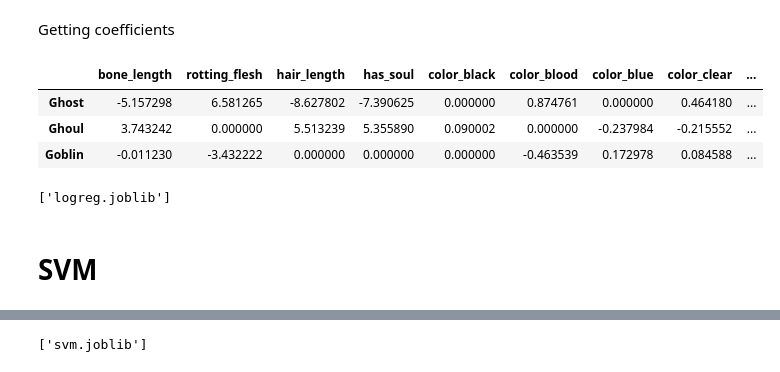
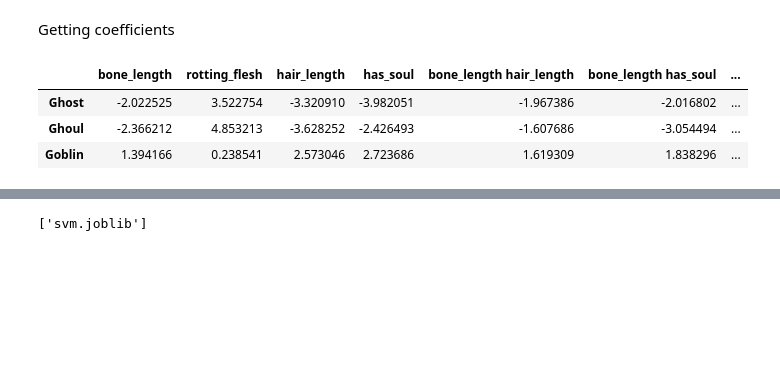
Before and after one commit to it176131/Ghouls-Goblins-and-Ghosts...-Boo-, a Jupyter notebook: Ghouls, Goblins, and Ghosts... Boo!.ipynb, the cells around one changed output, grey strips where cells are left out. Cells and saved outputs as stored; diff of their text form; code cells hidden in the pictures; blank space fills up the shorter version.

```diff
--- a/Ghouls, Goblins, and Ghosts... Boo!.ipynb
+++ b/Ghouls, Goblins, and Ghosts... Boo!.ipynb
@@ -61,3 +112,6 @@ X_num = X.select_dtypes(exclude=['O'])
+# %%
+for combo in combo_num_cols3:
+    X_num[f"{combo}_gte2"] = (X_num.reindex(columns=combo).sum(axis=1) >= 2).astype(float)
 # %%
 ohe = OneHotEncoder(sparse=False)
 
@@ -72,0 +129,2 @@ X = X_num.join(X_obj)
+# %%
+goblin_v_all = y.map(lambda x: "Rest" if x != "Goblin" else x)
@@ -138,0 +320,4 @@ Best RSCV Score: 0.7406432748538012
+# %%
+rscv.best_estimator_.fit(X, y)
+
+print(classification_report(y_true=y, y_pred=rscv.best_estimator_.predict(X)))
@@ -171,14 +440,18 @@ weighted avg       0.68      0.69      0.68       112
 # %% [markdown]
 Getting coefficients
+# %%
+scale = rscv.best_estimator_.named_steps.scale
+
+var = rscv.best_estimator_.named_steps.var
+
+poly = rscv.best_estimator_.named_steps.poly
+
+var2 = rscv.best_estimator_.named_steps.var2
+
+select = rscv.best_estimator_.named_steps.select
+
+clf = rscv.best_estimator_.named_steps.clf
 # %%
-scale = rscv.best_estimator_.named_steps.scale
-
-var = rscv.best_estimator_.named_steps.var
-
-select = rscv.best_estimator_.named_steps.select
-
-clf = rscv.best_estimator_.named_steps.clf
-
 X_ = pd.DataFrame(
     scale.transform(X),
     index=X.index,
@@ -186,40 +459,46 @@ X_ = pd.DataFrame(
 )
 
 X_ = pd.DataFrame(
     var.transform(X_),
     index=X_.index,
     columns=X_.columns[var.get_support()]
+)
+
+X_ = pd.DataFrame(
+    poly.transform(X_),
+    index=X_.index,
+    columns=poly.get_feature_names(X_.columns)
+)
+
+X_ = pd.DataFrame(
+    var2.transform(X_),
+    index=X_.index,
+    columns=X_.columns[var2.get_support()]
 )
 
 X_ = pd.DataFrame(
     select.transform(X_),
     index=X_.index,
     columns=X_.columns[select.get_support()]
 )
 
 clf.fit(X_, y)
 
 coefficients = pd.DataFrame(
     clf.coef_,
     index=clf.classes_,
     columns=X_.columns
 )
 
 coef_mask = coefficients.sum().mask(lambda x: x == 0)
 
 coef_mask.dropna(inplace=True)
 
 coefficients = coefficients.reindex(columns=coef_mask.index)
 
 coefficients
 # %% [output]
-|  | bone_length | rotting_flesh | hair_length | has_soul | color_black | color_blood | color_blue | color_clear | ... |
-| Ghost | -5.157298 | 6.581265 | -8.627802 | -7.390625 | 0.000000 | 0.874761 | 0.000000 | 0.464180 | ... |
-| Ghoul | 3.743242 | 0.000000 | 5.513239 | 5.355890 | 0.090002 | 0.000000 | -0.237984 | -0.215552 | ... |
-| Goblin | -0.011230 | -3.432222 | 0.000000 | 0.000000 | 0.000000 | -0.463539 | 0.172978 | 0.084588 | ... |
+|  | bone_length | rotting_flesh | hair_length | has_soul | bone_length hair_length | bone_length has_soul | ... |
+| Ghost | -2.022525 | 3.522754 | -3.320910 | -3.982051 | -1.967386 | -2.016802 | ... |
+| Ghoul | -2.366212 | 4.853213 | -3.628252 | -2.426493 | -1.607686 | -3.054494 | ... |
+| Goblin | 1.394166 | 0.238541 | 2.573046 | 2.723686 | 1.619309 | 1.838296 | ... |
-# %%
-joblib.dump(rscv.best_estimator_, "logreg.joblib", compress=True)
-# %% [output]
-['logreg.joblib']
-# %% [markdown]
-# SVM
```
Also changed, not shown: parts of 36 cells of this notebook.
